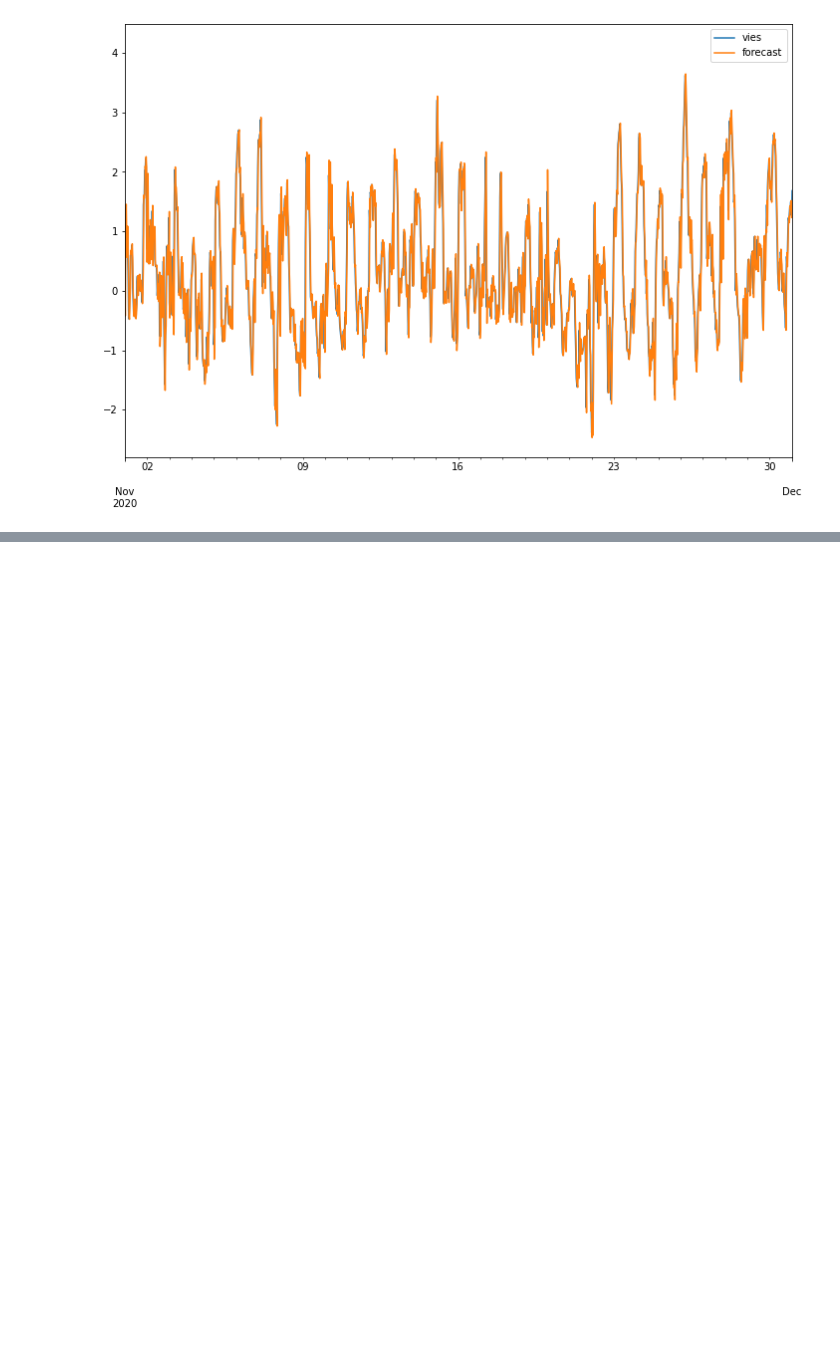
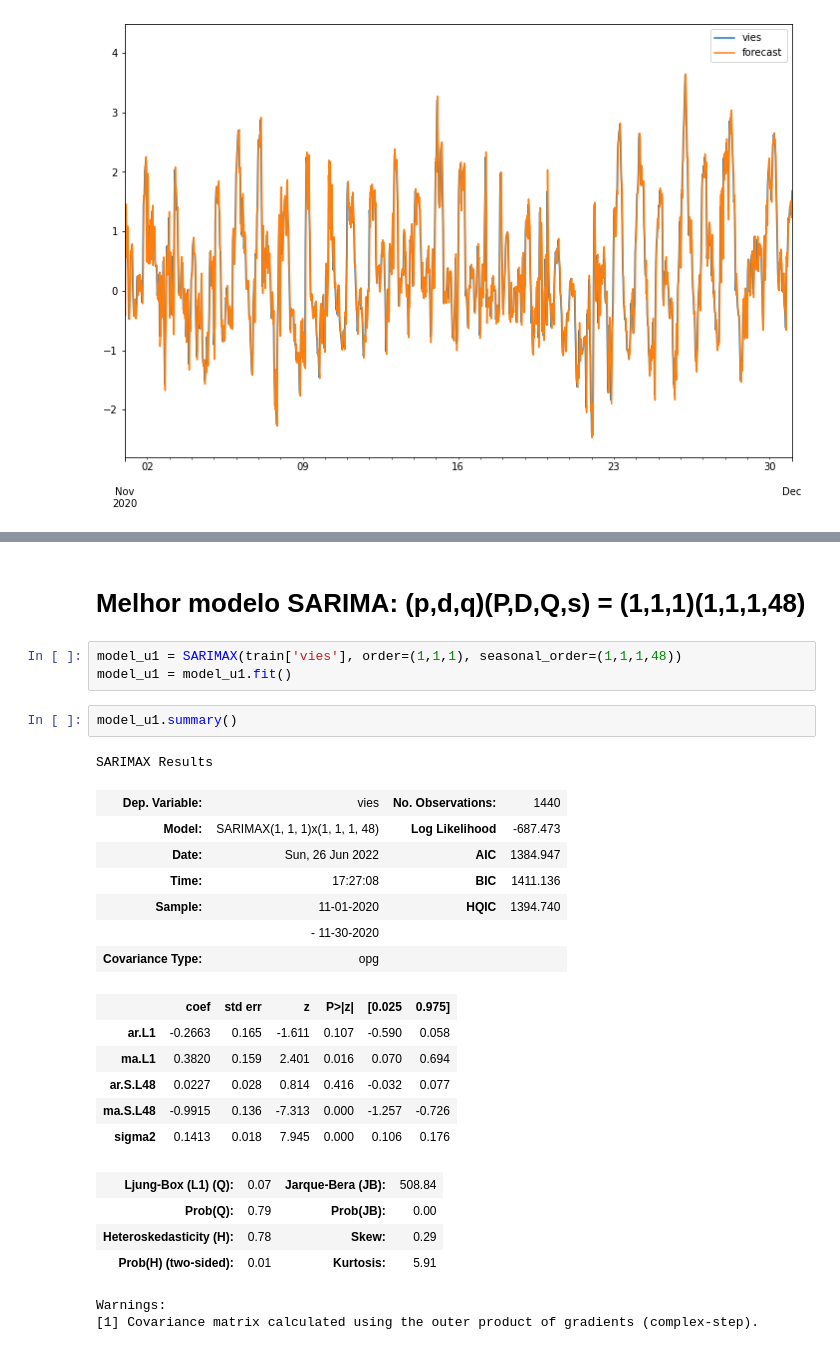
Before and after one commit to silasyl/DatathONS-Time2, a Jupyter notebook: Analise_SARIMAX.ipynb, the cells around one changed output, grey strips where cells are left out. Saved outputs shown, nothing was run; the diff lists cells and outputs as text; blank space fills up the shorter version.

```diff
--- a/Analise_SARIMAX.ipynb
+++ b/Analise_SARIMAX.ipynb
@@ -520,0 +473,28 @@ plt.show()
+# %% [markdown]
+# Melhor modelo SARIMA: (p,d,q)(P,D,Q,s) = (1,1,1)(1,1,1,48)
+# %%
+model_u1 = SARIMAX(train['vies'], order=(1,1,1), seasonal_order=(1,1,1,48))
+model_u1 = model_u1.fit()
+# %%
+model_u1.summary()
+# %% [output]
+SARIMAX Results
+| Dep. Variable: | vies | No. Observations: | 1440 |
+| Model: | SARIMAX(1, 1, 1)x(1, 1, 1, 48) | Log Likelihood | -687.473 |
+| Date: | Sun, 26 Jun 2022 | AIC | 1384.947 |
+| Time: | 17:27:08 | BIC | 1411.136 |
+| Sample: | 11-01-2020 | HQIC | 1394.740 |
+|  | - 11-30-2020 |  |  |
+| Covariance Type: | opg |  |  |
+|  | coef | std err | z | P>|z| | [0.025 | 0.975] |
+| ar.L1 | -0.2663 | 0.165 | -1.611 | 0.107 | -0.590 | 0.058 |
+| ma.L1 | 0.3820 | 0.159 | 2.401 | 0.016 | 0.070 | 0.694 |
+| ar.S.L48 | 0.0227 | 0.028 | 0.814 | 0.416 | -0.032 | 0.077 |
+| ma.S.L48 | -0.9915 | 0.136 | -7.313 | 0.000 | -1.257 | -0.726 |
+| sigma2 | 0.1413 | 0.018 | 7.945 | 0.000 | 0.106 | 0.176 |
+| Ljung-Box (L1) (Q): | 0.07 | Jarque-Bera (JB): | 508.84 |
+| Prob(Q): | 0.79 | Prob(JB): | 0.00 |
+| Heteroskedasticity (H): | 0.78 | Skew: | 0.29 |
+| Prob(H) (two-sided): | 0.01 | Kurtosis: | 5.91 |
+Warnings:
+[1] Covariance matrix calculated using the outer product of gradients (complex-step).
```
Also changed, not shown: parts of 63 cells of this notebook.
